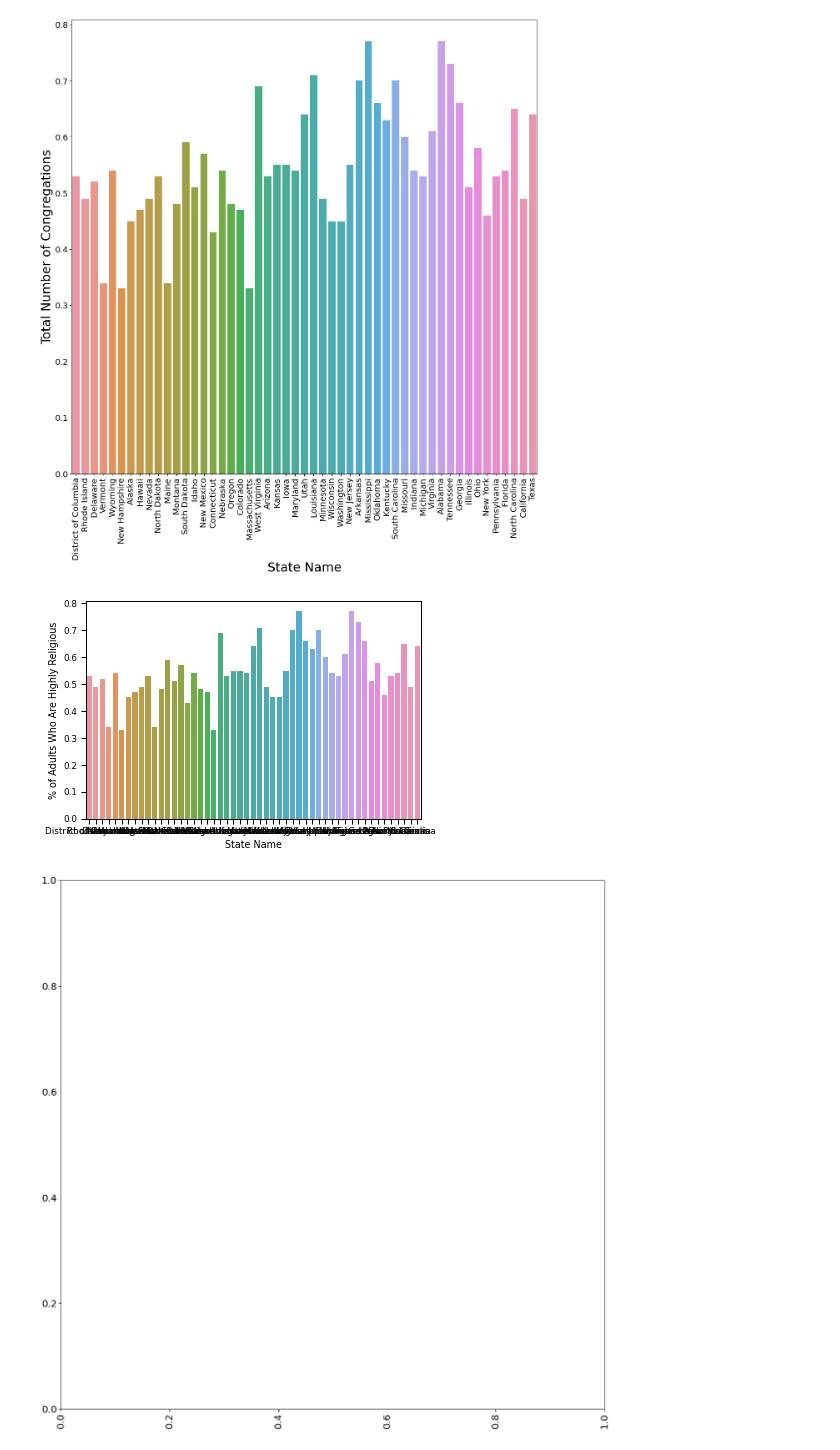
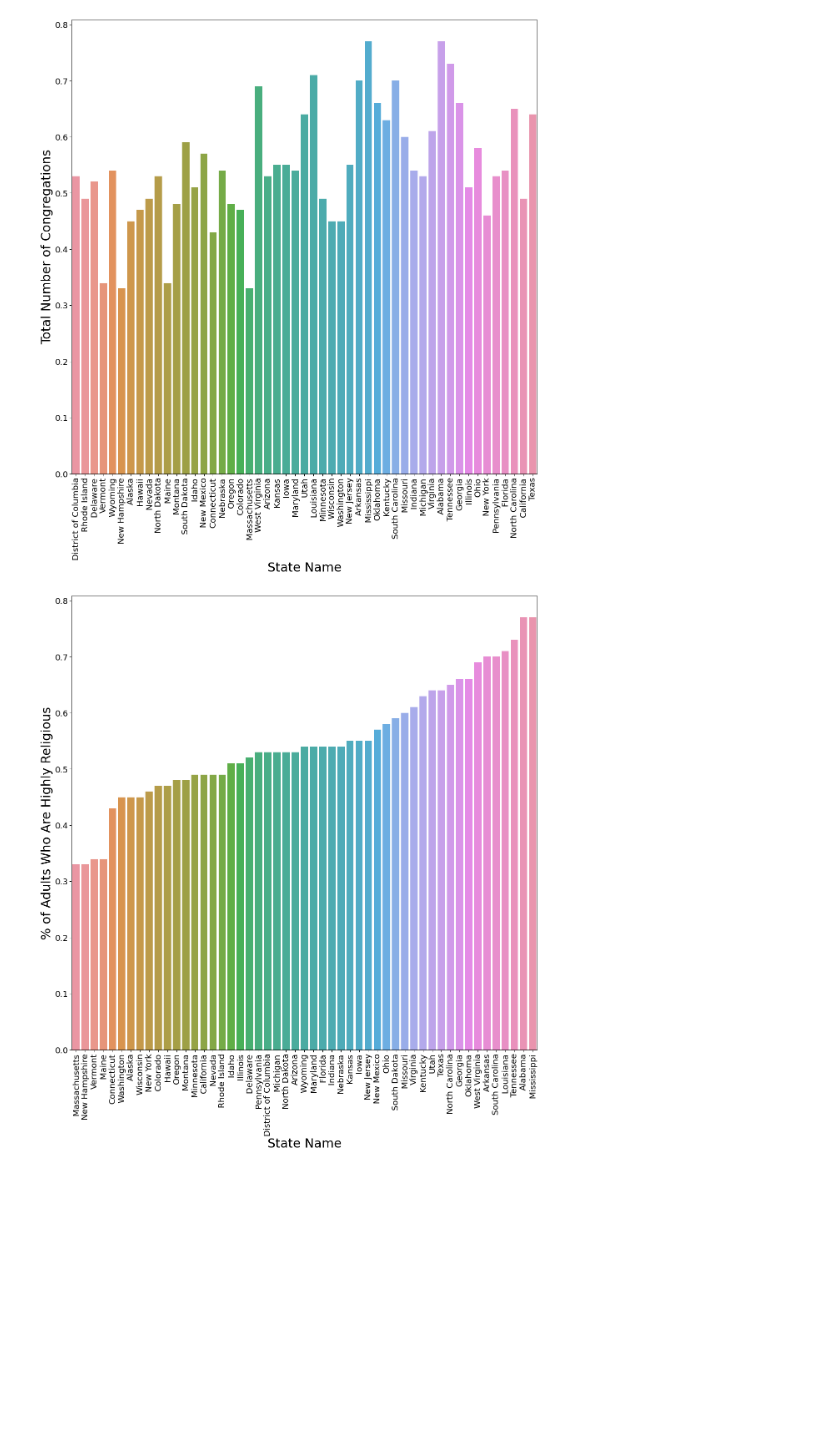
Before and after one commit to kirakirakira/Code-Louisville-Data-Science-Project, a Jupyter notebook: Education and Religion.ipynb, the cells around one changed output. Drawn from its saved outputs; the diff is of its cells as text; code cells hidden in the pictures; blank space fills up the shorter version.

```diff
--- a/Untitled.ipynb
+++ b/Education and Religion.ipynb
@@ -16,3 +142,3 @@ rel_df = pd.read_csv('US-Religion-Census-Religious-Congregations-and-Membership-
 # %%
 rel_df['Estimated Population'] = rel_df['Total Number of Adherents']/(rel_df['Rates of Adherence per 1,000 Population']/1000)
-rel_df
+rel_df = rel_df.rename(columns={'State Name': 'State'})
@@ -94,17 +206,20 @@ plt.show()
 # %% [output]
 [figure]
 # %%
+df3 = df2.sort_values('% of Adults Who Are Highly Religious')
+
 import seaborn as sns
 
 sns.set_context('paper')
 
-a = sns.barplot(x="State Name", y = '% of Adults Who Are Highly Religious', data = df2)
+plt.figure(figsize=(20, 20))
 
-plt.figure(figsize=(20, 20))
+b = sns.barplot(x="State Name", y = "% of Adults Who Are Highly Religious", data = df3)
 plt.xticks(rotation=90, fontsize=20)
 plt.yticks(fontsize=20)
+b.set_xlabel("State Name", fontsize=30)
+b.set_ylabel("% of Adults Who Are Highly Religious", fontsize=30)
 
 plt.show()
 # %% [output]
-[figure, old version]
+[figure, new version]
-[figure, removed]
```
Also changed, not shown: parts of 6 cells of this notebook, 3 other files.
